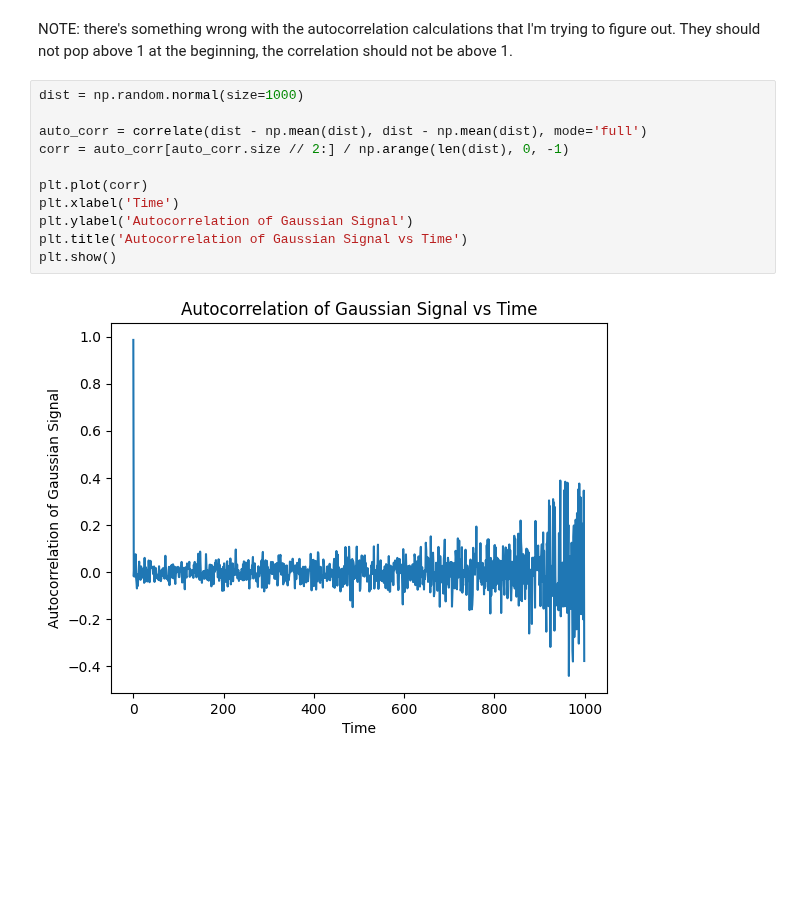
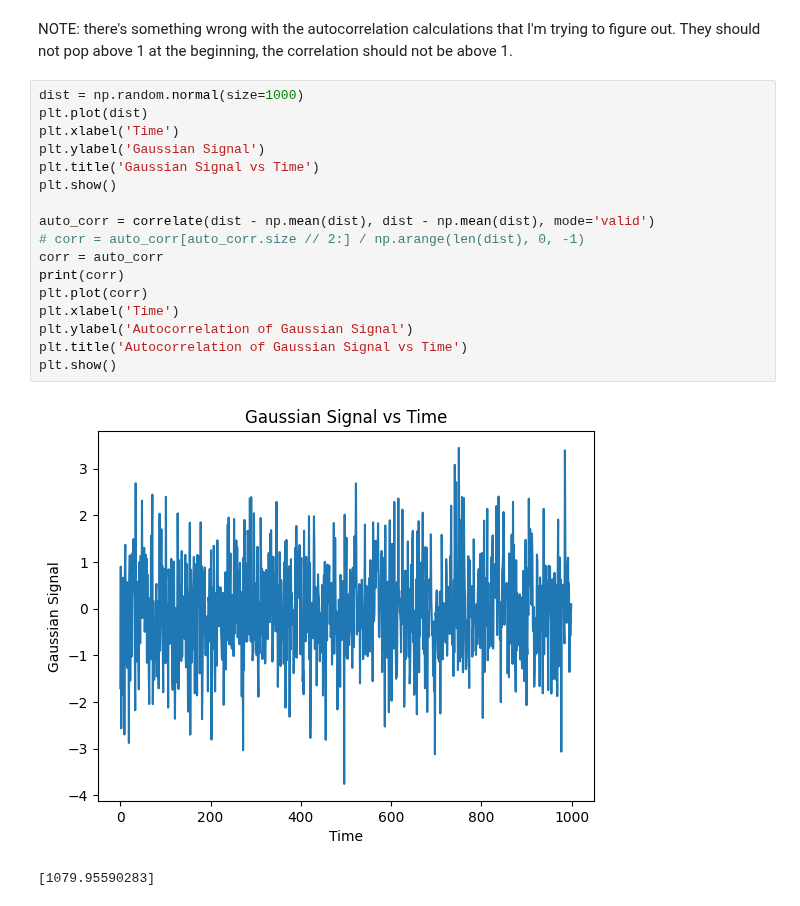
Before and after one commit to anotherbeaver/amine_polymers, a Jupyter notebook: logs/dyn_modulus.ipynb, the cells around one changed output. Cells and saved outputs as stored; diff of their text form; blank space fills up the shorter version.

```diff
--- a/logs/dyn_modulus.ipynb
+++ b/logs/dyn_modulus.ipynb
@@ -295,14 +296,21 @@ There is definitely a variation here
 NOTE: there's something wrong with the autocorrelation calculations that I'm trying to figure out. They should not pop above 1 at the beginning, the correlation should not be above 1.
 # %%
 dist = np.random.normal(size=1000)
+plt.plot(dist)
+plt.xlabel('Time')
+plt.ylabel('Gaussian Signal')
+plt.title('Gaussian Signal vs Time')
+plt.show()
 
-auto_corr = correlate(dist - np.mean(dist), dist - np.mean(dist), mode='full')
-corr = auto_corr[auto_corr.size // 2:] / np.arange(len(dist), 0, -1)
-
+auto_corr = correlate(dist - np.mean(dist), dist - np.mean(dist), mode='valid')
+# corr = auto_corr[auto_corr.size // 2:] / np.arange(len(dist), 0, -1)
+corr = auto_corr
+print(corr)
 plt.plot(corr)
 plt.xlabel('Time')
 plt.ylabel('Autocorrelation of Gaussian Signal')
 plt.title('Autocorrelation of Gaussian Signal vs Time')
 plt.show()
 # %% [output]
-[figure, old version]
+[figure, new version]
+[1079.95590283]
```
Also changed, not shown: parts of 5 cells of this notebook, 3 other files.
